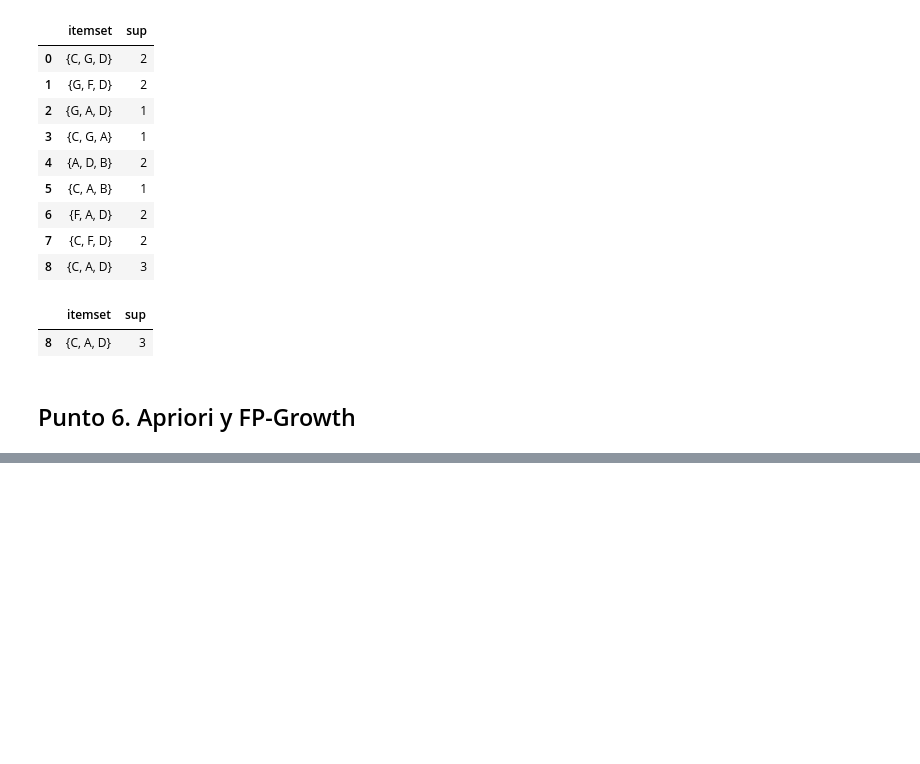
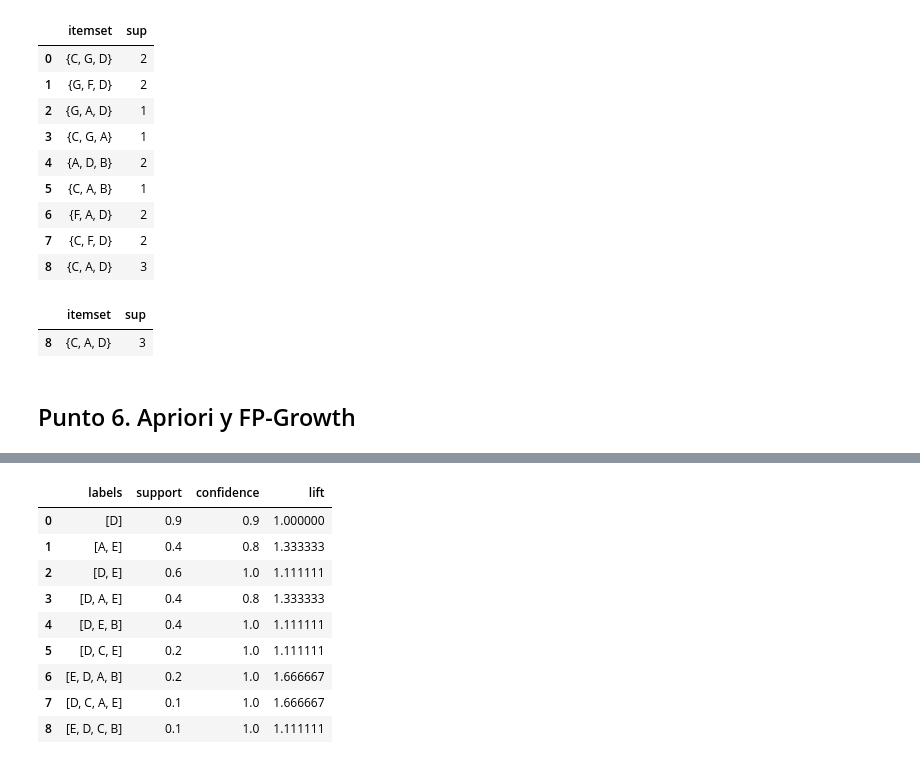
Before and after one commit to jcarvajalri/MineriaDatosUN, a Jupyter notebook: Taller_Asociación_MD.ipynb, the cells around one changed output, grey strips where cells are left out. Cells and saved outputs as stored; diff of their text form; code cells hidden in the pictures; blank space fills up the shorter version.

```diff
--- a/Taller_Asociación_MD.ipynb
+++ b/Taller_Asociación_MD.ipynb
@@ -930,0 +985,6 @@ Reglas k=3
+# %%
+association_rules = apy(d, min_support=0.045, min_confidence=0.8, min_lift=1, min_length=1)
+association_results = list(association_rules)
+countAssociationRules =  len(association_results)
+print("Cantidad de reglas de asociación " + str(countAssociationRules))
+association_results
@@ -930,0 +1002,3 @@ Reglas k=3
+# %%
+listRules = [list(association_results[i][0]) for i in range(0,len(association_results))]
+listRules
@@ -930,0 +1015,3 @@ Reglas k=3
+# %%
+support = [association_results[i][1] for i in range(0,len(association_results))] # Extraemos los Soportes
+support
@@ -930,0 +1020,11 @@ Reglas k=3
+# %%
+relationRecords = [list(association_results[i][2]) for i in range(0,len(association_results))] # Extraemos los Records
+records = [rec for rec in relationRecords]
+confidence = [] # Lista Confianza
+lift = [] # Lista Lift
+for record in records:
+  for aux in record:
+    confidence.append(aux[2])
+    lift.append(aux[3])
+    break
+records
@@ -930,0 +1045,14 @@ Reglas k=3
+# %%
+association_data = pd.DataFrame({'labels': listRules, 'support': support,'confidence': confidence,'lift': lift})
+association_data
+# %% [output]
+|  | labels | support | confidence | lift |
+| 0 | [D] | 0.9 | 0.9 | 1.000000 |
+| 1 | [A, E] | 0.4 | 0.8 | 1.333333 |
+| 2 | [D, E] | 0.6 | 1.0 | 1.111111 |
+| 3 | [D, A, E] | 0.4 | 0.8 | 1.333333 |
+| 4 | [D, E, B] | 0.4 | 1.0 | 1.111111 |
+| 5 | [D, C, E] | 0.2 | 1.0 | 1.111111 |
+| 6 | [E, D, A, B] | 0.2 | 1.0 | 1.666667 |
+| 7 | [D, C, A, E] | 0.1 | 1.0 | 1.666667 |
+| 8 | [E, D, C, B] | 0.1 | 1.0 | 1.111111 |
```
Also changed, not shown: parts of 11 cells of this notebook.
